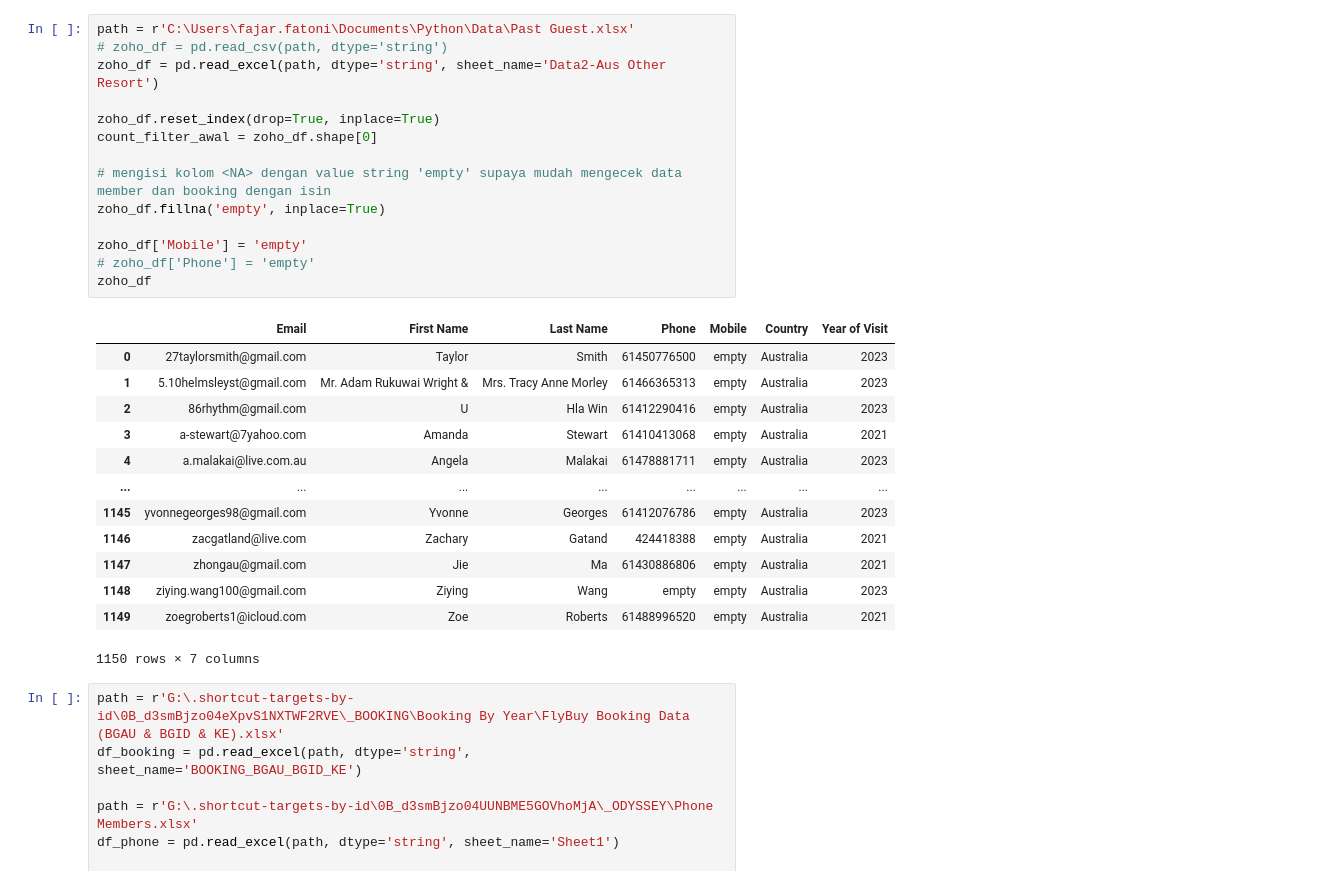
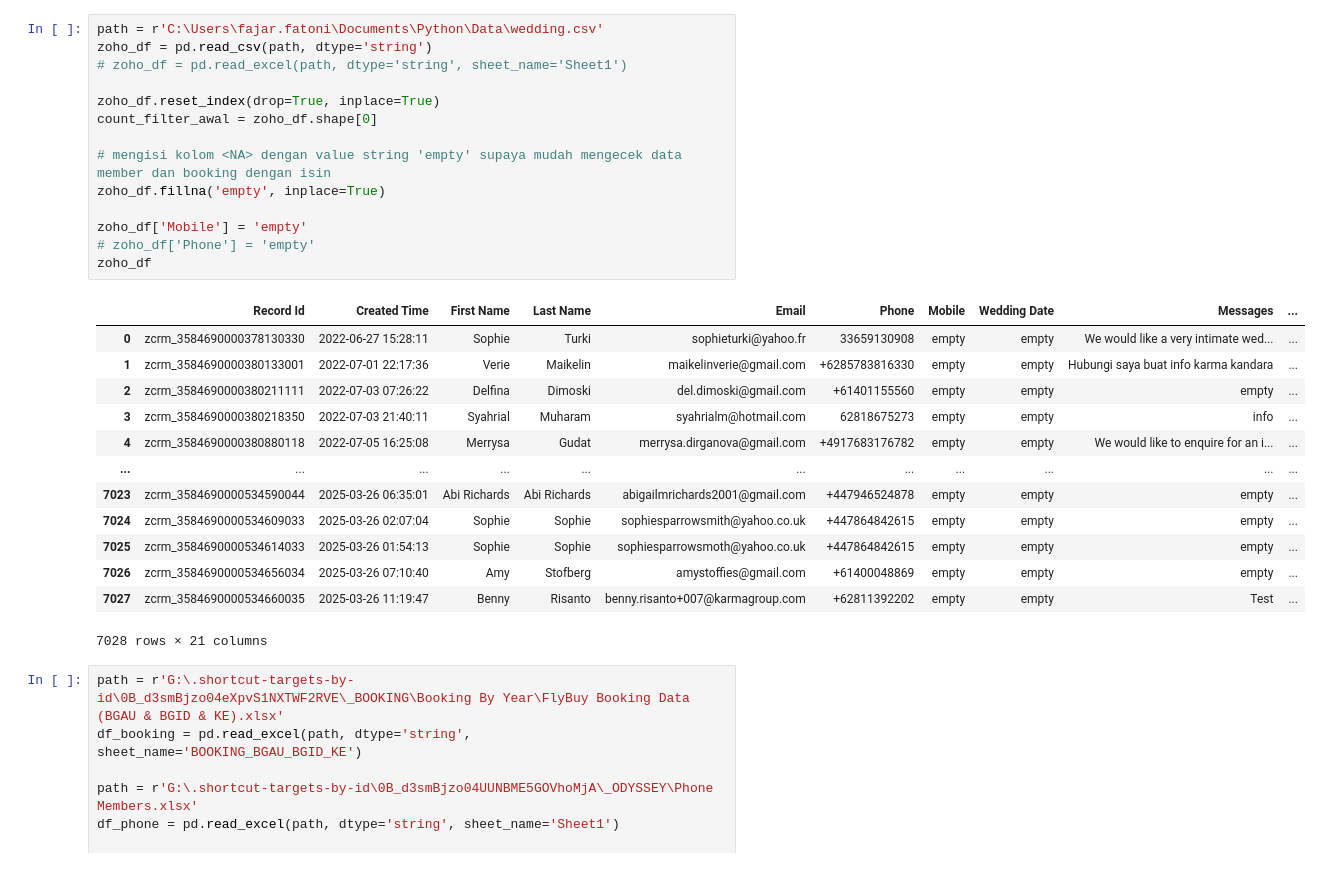
Before and after one commit to fajarfat1195/python.github.io, a Jupyter notebook: zoho_data_app/user_req_file.ipynb, the cells around one changed output. Drawn from its saved outputs; the diff is of its cells as text.

```diff
--- a/zoho_data_app/user_req_file.ipynb
+++ b/zoho_data_app/user_req_file.ipynb
@@ -42,31 +46,31 @@ cols = ['Record Id',
 # %%
-path = r'C:\Users\fajar.fatoni\Documents\Python\Data\Past Guest.xlsx'
-# zoho_df = pd.read_csv(path, dtype='string')
-zoho_df = pd.read_excel(path, dtype='string', sheet_name='Data2-Aus Other Resort')
+path = r'C:\Users\fajar.fatoni\Documents\Python\Data\wedding.csv'
+zoho_df = pd.read_csv(path, dtype='string')
+# zoho_df = pd.read_excel(path, dtype='string', sheet_name='Sheet1')
 
 zoho_df.reset_index(drop=True, inplace=True)
 count_filter_awal = zoho_df.shape[0]
 
 # mengisi kolom <NA> dengan value string 'empty' supaya mudah mengecek data member dan booking dengan isin
 zoho_df.fillna('empty', inplace=True)
 
 zoho_df['Mobile'] = 'empty'
 # zoho_df['Phone'] = 'empty'
 zoho_df
 # %% [output]
-|  | Email | First Name | Last Name | Phone | Mobile | Country | Year of Visit |
-| 0 | 27taylorsmith@gmail.com | Taylor | Smith | 61450776500 | empty | Australia | 2023 |
-| 1 | 5.10helmsleyst@gmail.com | Mr. Adam Rukuwai Wright & | Mrs. Tracy Anne Morley | 61466365313 | empty | Australia | 2023 |
-| 2 | 86rhythm@gmail.com | U | Hla Win | 61412290416 | empty | Australia | 2023 |
-| 3 | a-stewart@7yahoo.com | Amanda | Stewart | 61410413068 | empty | Australia | 2021 |
-| 4 | a.malakai@live.com.au | Angela | Malakai | 61478881711 | empty | Australia | 2023 |
-| ... | ... | ... | ... | ... | ... | ... | ... |
-| 1145 | yvonnegeorges98@gmail.com | Yvonne | Georges | 61412076786 | empty | Australia | 2023 |
-| 1146 | zacgatland@live.com | Zachary | Gatand | 424418388 | empty | Australia | 2021 |
-| 1147 | zhongau@gmail.com | Jie | Ma | 61430886806 | empty | Australia | 2021 |
-| 1148 | ziying.wang100@gmail.com | Ziying | Wang | empty | empty | Australia | 2023 |
-| 1149 | zoegroberts1@icloud.com | Zoe | Roberts | 61488996520 | empty | Australia | 2021 |
+|  | Record Id | Created Time | First Name | Last Name | Email | Phone | Mobile | Wedding Date | Messages | ... |
+| 0 | zcrm_3584690000378130330 | 2022-06-27 15:28:11 | Sophie | Turki | sophieturki@yahoo.fr | 33659130908 | empty | empty | We would like a very intimate wed... | ... |
+| 1 | zcrm_3584690000380133001 | 2022-07-01 22:17:36 | Verie | Maikelin | maikelinverie@gmail.com | +6285783816330 | empty | empty | Hubungi saya buat info karma kandara | ... |
+| 2 | zcrm_3584690000380211111 | 2022-07-03 07:26:22 | Delfina | Dimoski | del.dimoski@gmail.com | +61401155560 | empty | empty | empty | ... |
+| 3 | zcrm_3584690000380218350 | 2022-07-03 21:40:11 | Syahrial | Muharam | syahrialm@hotmail.com | 62818675273 | empty | empty | info | ... |
+| 4 | zcrm_3584690000380880118 | 2022-07-05 16:25:08 | Merrysa | Gudat | merrysa.dirganova@gmail.com | +4917683176782 | empty | empty | We would like to enquire for an i... | ... |
+| ... | ... | ... | ... | ... | ... | ... | ... | ... | ... | ... |
+| 7023 | zcrm_3584690000534590044 | 2025-03-26 06:35:01 | Abi Richards | Abi Richards | abigailmrichards2001@gmail.com | +447946524878 | empty | empty | empty | ... |
+| 7024 | zcrm_3584690000534609033 | 2025-03-26 02:07:04 | Sophie | Sophie | sophiesparrowsmith@yahoo.co.uk | +447864842615 | empty | empty | empty | ... |
+| 7025 | zcrm_3584690000534614033 | 2025-03-26 01:54:13 | Sophie | Sophie | sophiesparrowsmoth@yahoo.co.uk | +447864842615 | empty | empty | empty | ... |
+| 7026 | zcrm_3584690000534656034 | 2025-03-26 07:10:40 | Amy | Stofberg | amystoffies@gmail.com | +61400048869 | empty | empty | empty | ... |
+| 7027 | zcrm_3584690000534660035 | 2025-03-26 11:19:47 | Benny | Risanto | benny.risanto+007@karmagroup.com | +62811392202 | empty | empty | Test | ... |
-1150 rows × 7 columns
+7028 rows × 21 columns
 # %%
 path = r'G:\.shortcut-targets-by-id\0B_d3smBjzo04eXpvS1NXTWF2RVE\_BOOKING\Booking By Year\FlyBuy Booking Data (BGAU & BGID & KE).xlsx'
 df_booking = pd.read_excel(path, dtype='string', sheet_name='BOOKING_BGAU_BGID_KE')
```
Also changed, not shown: parts of 12 cells of this notebook, 13 other files.
